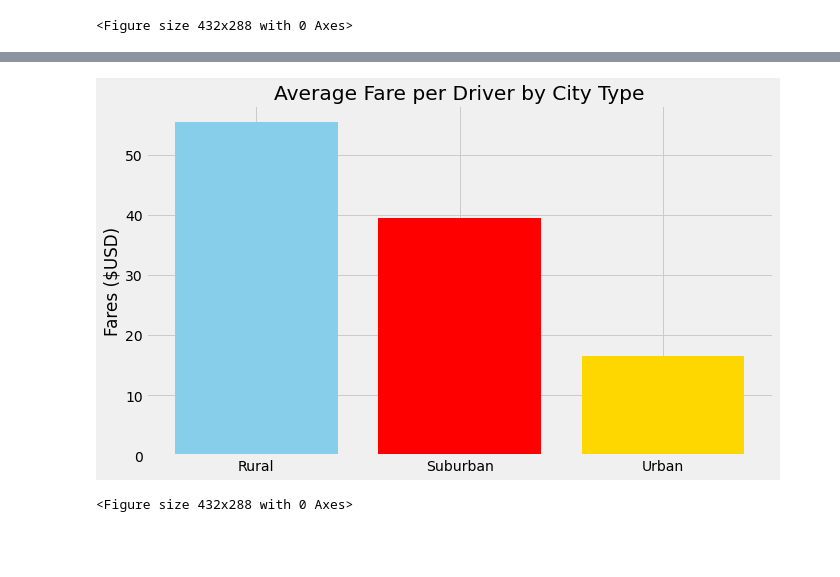
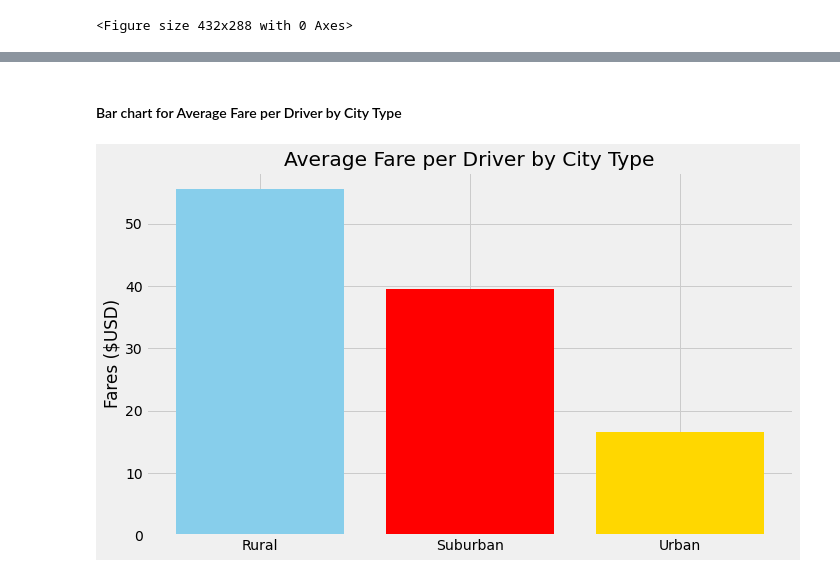
Before and after one commit to PGL50/PyBer_Analysis, a Jupyter notebook: PyBer_Challenge.ipynb, the cells around one changed output, grey strips where cells are left out. Saved outputs shown, nothing was run; the diff lists cells and outputs as text; code cells hidden in the pictures; blank space fills up the shorter version.

```diff
--- a/PyBer_Challenge.ipynb
+++ b/PyBer_Challenge.ipynb
@@ -392,28 +401,18 @@ plt.tight_layout()
+# %% [markdown]
+#### Bar chart for Average Fare per Driver by City Type
 # %%
-#  Use unformattted data frame from Step 6
-pyber_summary_df = pd.DataFrame(
-        {
-          "Total Rides": ride_count,
-          "Total Drivers": driver_count,
-          "Total Fares": total_fare,
-          "Average Fare per Ride": fare_per_ride,
-          "Average Fare per Driver": fare_per_driver,
-        })
-pyber_summary_df.reset_index()
-pyber_summary_df.columns
-
 plt.figure(figsize=(10,6))
 
 x=['Rural','Suburban','Urban']
 
 plt.bar(x,pyber_summary_df["Average Fare per Driver"],align="center",color=('skyblue','red','gold'))
 
 plt.title("Average Fare per Driver by City Type")
 plt.ylabel("Fares ($USD)")
 
-plt.savefig("analysis/PyBer_fare_summary_new1.png")
+plt.savefig("analysis/PyBer_fare_summary_faresperdriver.png")
+
+plt.tight_layout()
 plt.show()
-plt.tight_layout()
 # %% [output]
-[figure, old version]
+[figure, new version]
-<Figure size 432x288 with 0 Axes>
```
Also changed, not shown: parts of 29 cells of this notebook, 5 other files.
